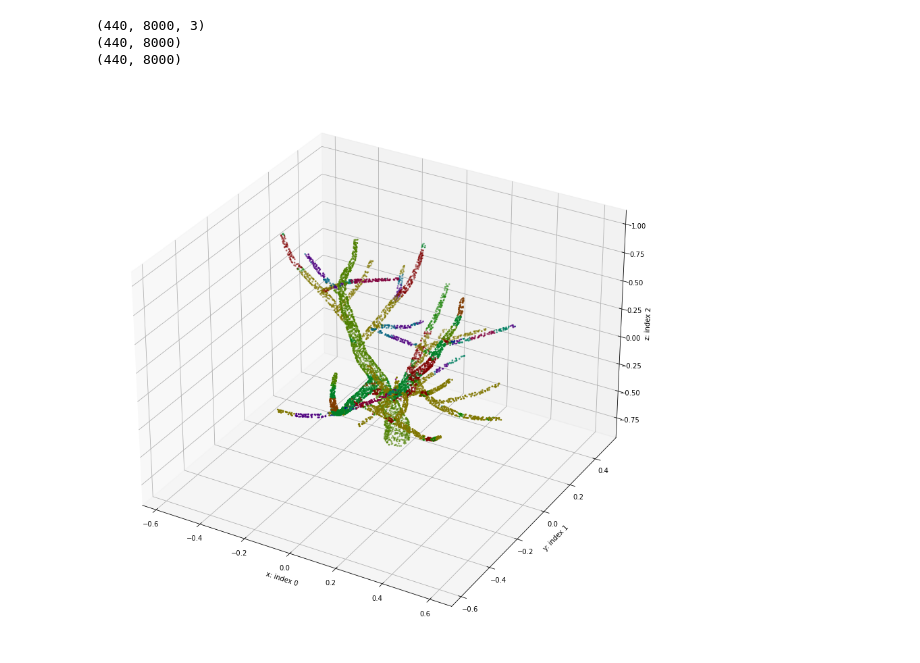
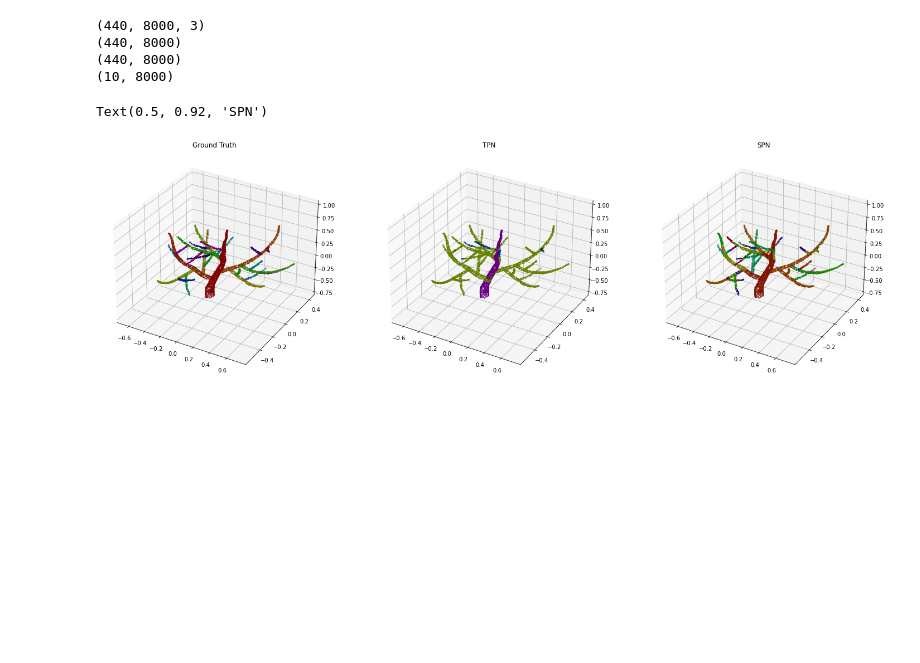
Before and after one commit to ariyanzri/PlantSegNet, a Jupyter notebook: notebooks/visualize_treepartnet_test_predictions.ipynb, the cells around one changed output. Saved outputs shown, nothing was run; the diff lists cells and outputs as text; code cells hidden in the pictures; blank space fills up the shorter version.

```diff
--- a/notebooks/visualize_treepartnet_test_predictions.ipynb
+++ b/notebooks/visualize_treepartnet_test_predictions.ipynb
@@ -17,43 +13,67 @@ with h5py.File("/space/ariyanzarei/sorghum_segmentation/dataset/TreePartNetData/
     labels = np.array(f['primitive_id'])
 
 with h5py.File("/space/ariyanzarei/sorghum_segmentation/results/TPN_model_test_set/TPN/predictions.hdf5") as f:
-    preds = np.array(f['preds'])
+    tpn_preds = np.array(f['preds'])
+
+with h5py.File("/space/ariyanzarei/sorghum_segmentation/results/test_set/TPN/predictions.hdf5") as f:
+    spn_preds = np.array(f['preds'])
 
 print(points.shape)
 print(labels.shape)
-print(preds.shape)
+print(tpn_preds.shape)
+print(spn_preds.shape)
 # %% [output]
 (440, 8000, 3)
 (440, 8000)
 (440, 8000)
+(10, 8000)
 # %%
 counter = 0
 # %%
-ind = counter
+ind = 3
 p = points[ind]
-label = preds[ind]
-counter+=1
 
 rotation_matrix = np.eye(4)
 rotation_matrix[1,1] = 0
 rotation_matrix[1,2] = 1
 rotation_matrix[2,1] = -1
 rotation_matrix[2,2] = 0
 
 new_p = np.matmul(np.hstack((p, np.ones((p.shape[0],1)))), rotation_matrix)
 p = new_p
 
-d_colors = distinct_colors(len(list(set(label))))
-colors = np.zeros((label.shape[0],3))
-for i, l in enumerate(list(set(label))):
-    colors[label == l, :] = d_colors[i]
+labels_gt = labels[ind].squeeze()
+labels_tpn = tpn_preds[ind].squeeze()
+labels_spn = spn_preds[ind].squeeze()
 
-fig = plt.figure(figsize=(15,15))
-ax = fig.add_subplot(projection='3d')
-ax.scatter(p[:,0],p[:,1],p[:,2], s=3, c=colors)
-ax.set_xlabel("x: index 0")
-ax.set_ylabel("y: index 1")
-ax.set_zlabel("z: index 2")
-plt.show()
+d_colors = distinct_colors(len(set(labels_gt.tolist())))
+colors_gt = np.zeros((labels_gt.shape[0], 3))
+for i, l in enumerate(list(set(labels_gt.tolist()))):
+    colors_gt[labels_gt == l, :] = d_colors[i]
+
+d_colors = distinct_colors(len(set(labels_tpn.tolist())))
+colors_tpn = np.zeros((labels_tpn.shape[0], 3))
+for i, l in enumerate(list(set(labels_tpn.tolist()))):
+    colors_tpn[labels_tpn == l, :] = d_colors[i]
+
+d_colors = distinct_colors(len(set(labels_spn.tolist())))
+colors_spn = np.zeros((labels_spn.shape[0], 3))
+for i, l in enumerate(list(set(labels_spn.tolist()))):
+    colors_spn[labels_spn == l, :] = d_colors[i]
+
+fig = plt.figure(figsize=(25,25))
+
+ax1 = fig.add_subplot(1, 3, 1, projection='3d')
+ax1.scatter(p[:,0],p[:,1],p[:,2], s=1, c=colors_gt)
+ax1.set_title("Ground Truth")
+
+ax2 = fig.add_subplot(1, 3, 2, projection='3d')
+ax2.scatter(p[:,0],p[:,1],p[:,2], s=1, c=colors_tpn)
+ax2.set_title("TPN")
+
+ax3 = fig.add_subplot(1, 3, 3, projection='3d')
+ax3.scatter(p[:,0],p[:,1],p[:,2], s=1, c=colors_spn)
+ax3.set_title("SPN")
 # %% [output]
+Text(0.5, 0.92, 'SPN')
-[figure, old version]
+[figure, new version]
```
Also changed, not shown: parts of 1 cell of this notebook, 3 other files.
